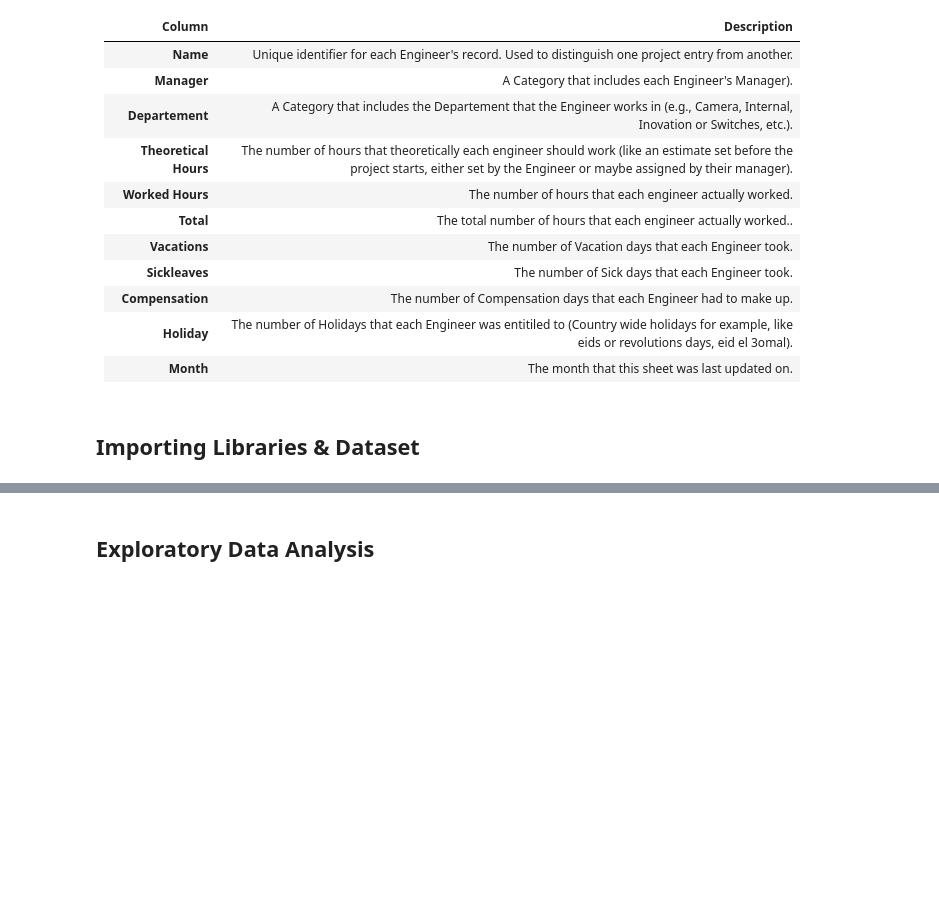
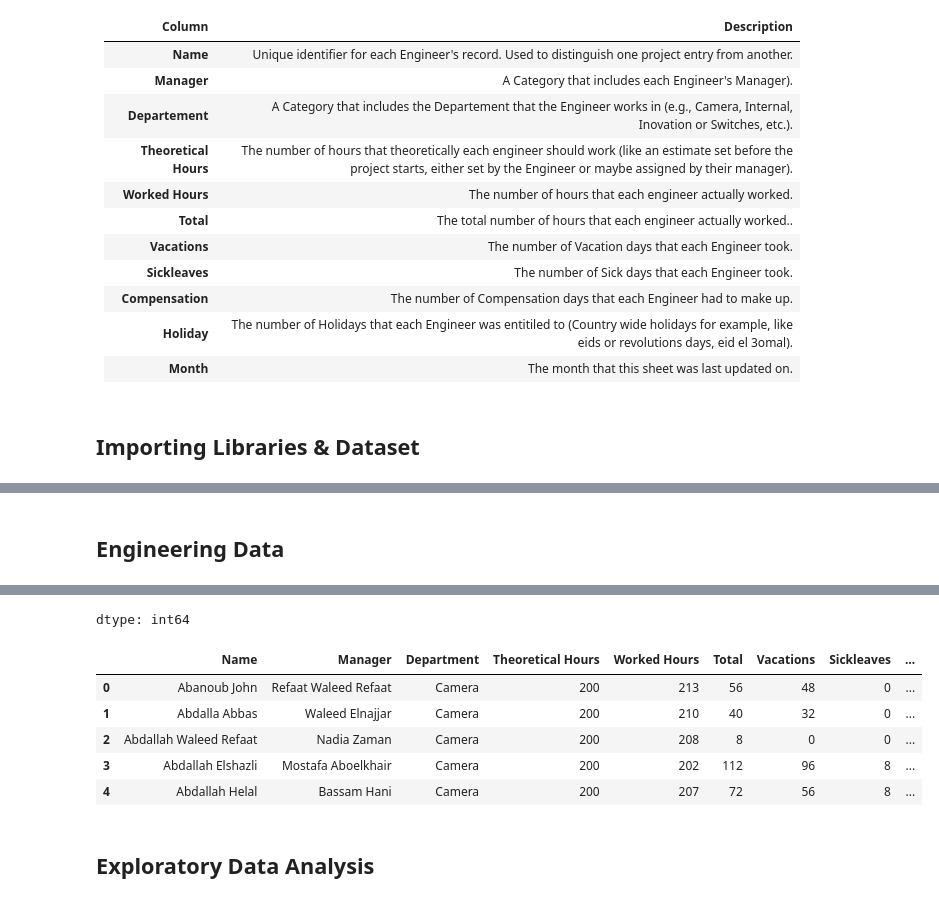
Before and after one commit to nada-2038/Valeo-BI-Business-Case, a Jupyter notebook: valeo-bi-case-study-git-program.ipynb, the cells around one changed output, grey strips where cells are left out. Drawn from its saved outputs; the diff is of its cells as text; code cells hidden in the pictures; blank space fills up the shorter version.

```diff
--- a/valeo-bi-case-study-git-program.ipynb
+++ b/valeo-bi-case-study-git-program.ipynb
@@ -102,0 +468,65 @@ _Apply any data preprocessing and/or feature engineering below. Show/output the
+# %% [markdown]
+## **Engineering Data**
+# %%
+Engineering_Data['Name'] = (
+    Engineering_Data['Name'].str.lower().str.title()
+)
+
+Engineering_Data['Manager'] = (
+    Engineering_Data['Manager'].str.lower().str.title()
+)
+#Fixes the format of the Names in Name and Manager by Capitalizing the first letter of the first and last names
+
+
+if 'Month' in Engineering_Data.columns:
+    Engineering_Data = Engineering_Data.drop('Month', axis=1)
+
+#I dropped the Month column since it has only 1 value which was 'October 2022'. The Column in this specific dataset have no purpose if all the data in it are just one value, but it could be useful
+#if each ticket had a different Month (maybe in the yearly dataset, since this one only included October)
+
+
+#REMOVE THIS???
+#Also the month column was done automatically becuase this is how it looks in the data inspection output
+# Month : <DatetimeArray>
+# ['2022-10-01 00:00:00']
+# Length: 1, dtype: datetime64[ns]
+# ====================================
+
+
+#Engineering_Data['Name'] = (
+#     Engineering_Data['Name']
+#     .str.lower()
+#     .str.replace(r'(?<!\w)el(?=[a-z])', 'El ', regex=True)
+#     .str.replace(r'(?<=\w)el(?=[a-z])', ' El ', regex=True)
+#     .str.replace(r'(?<!\w)abd(?=[a-z])', 'Abd ', regex=True)
+#     .str.replace(r'(?<=\w)abd(?=[a-z])', ' Abd ', regex=True)
+#     .str.replace(r'(?<!\w)abu(?=[a-z])', 'Abu ', regex=True)
+#     .str.replace(r'(?<=\w)abu(?=[a-z])', ' Abu ', regex=True)
+#     .str.replace(r'\babdalla(h)?\b', lambda m: 'Abdalla' + (m.group(1) or ''), regex=True, flags=2)
+#     .str.replace(r'\s+', ' ', regex=True)
+#     .str.strip()
+#     .str.title()
+# )
+
+# Engineering_Data['Manager'] = (
+#     Engineering_Data['Manager']
+#     .str.lower()
+#     .str.replace(r'(?<!\w)el(?=[a-z])', 'El ', regex=True)
+#     .str.replace(r'(?<=\w)el(?=[a-z])', ' El ', regex=True)
+#     .str.replace(r'(?<!\w)abd(?=[a-z])', 'Abd ', regex=True)
+#     .str.replace(r'(?<=\w)abd(?=[a-z])', ' Abd ', regex=True)
+#     .str.replace(r'(?<!\w)abu(?=[a-z])', 'Abu ', regex=True)
+#     .str.replace(r'(?<=\w)abu(?=[a-z])', ' Abu ', regex=True)
+#     .str.replace(r'\babdalla(h)?\b', lambda m: 'Abdalla' + (m.group(1) or ''), regex=True, flags=2)
+#     .str.replace(r'\s+', ' ', regex=True)
+#     .str.strip()
+#     .str.title()
+# )
+#Fixes the format of the Names in Name and Manager by Capitalizing the first letter and seprating El, Abd and Abu from the rest of the Name. The format on my own name --> Nada Abd El Monem
+#(Except for Abdallah and Abdalla)
+
+
+display(Engineering_Data.isnull().sum())
+Engineering_Data.iloc[790:800]
+Engineering_Data.head()
+# %% [output]
@@ -103,3 +544,10 @@ _Apply any data preprocessing and/or feature engineering below. Show/output the
+dtype: int64
+|  | Name | Manager | Department | Theoretical Hours | Worked Hours | Total | Vacations | Sickleaves | ... |
+| 0 | Abanoub John | Refaat Waleed Refaat | Camera | 200 | 213 | 56 | 48 | 0 | ... |
+| 1 | Abdalla Abbas | Waleed Elnajjar | Camera | 200 | 210 | 40 | 32 | 0 | ... |
+| 2 | Abdallah Waleed Refaat | Nadia Zaman | Camera | 200 | 208 | 8 | 0 | 0 | ... |
+| 3 | Abdallah Elshazli | Mostafa Aboelkhair | Camera | 200 | 202 | 112 | 96 | 8 | ... |
+| 4 | Abdallah Helal | Bassam Hani | Camera | 200 | 207 | 72 | 56 | 8 | ... |
 # %% [markdown]
 ## Exploratory Data Analysis
 # %% [markdown]
```
Also changed, not shown: parts of 19 cells of this notebook.
